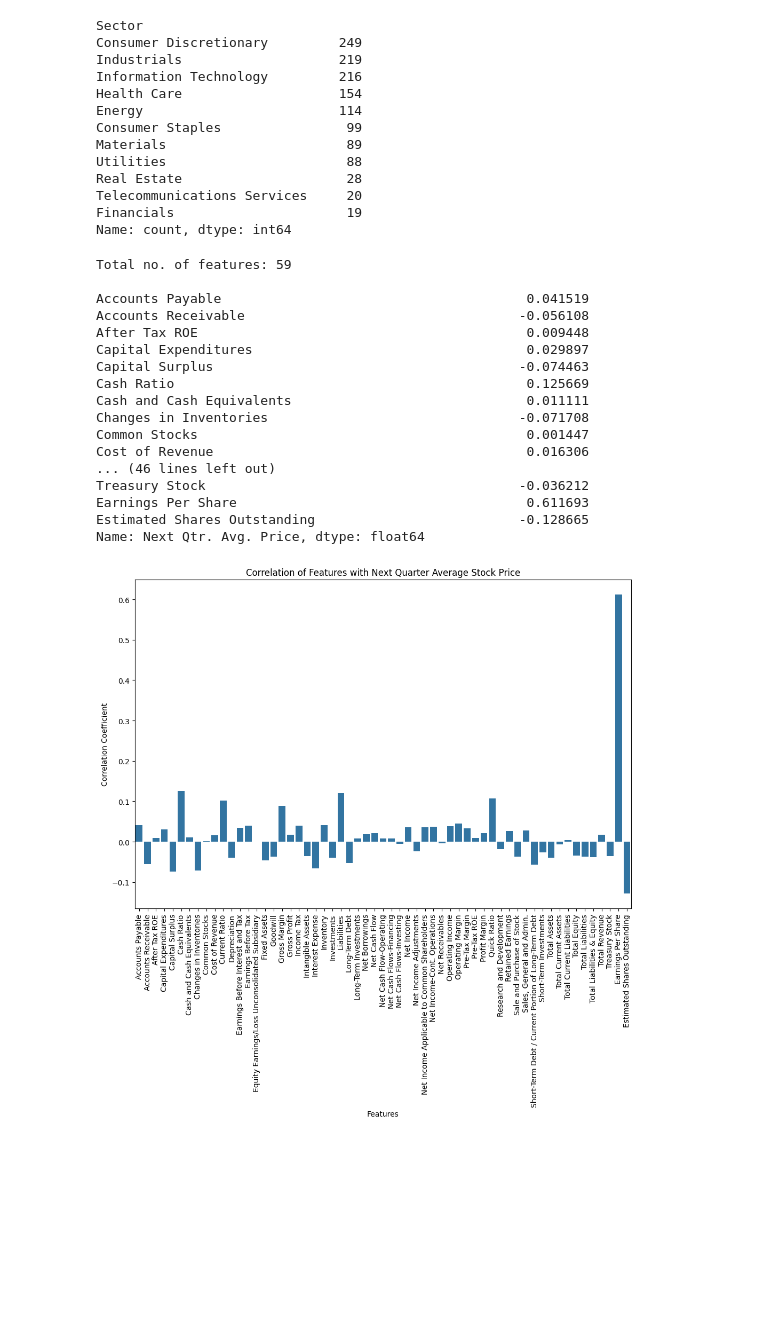
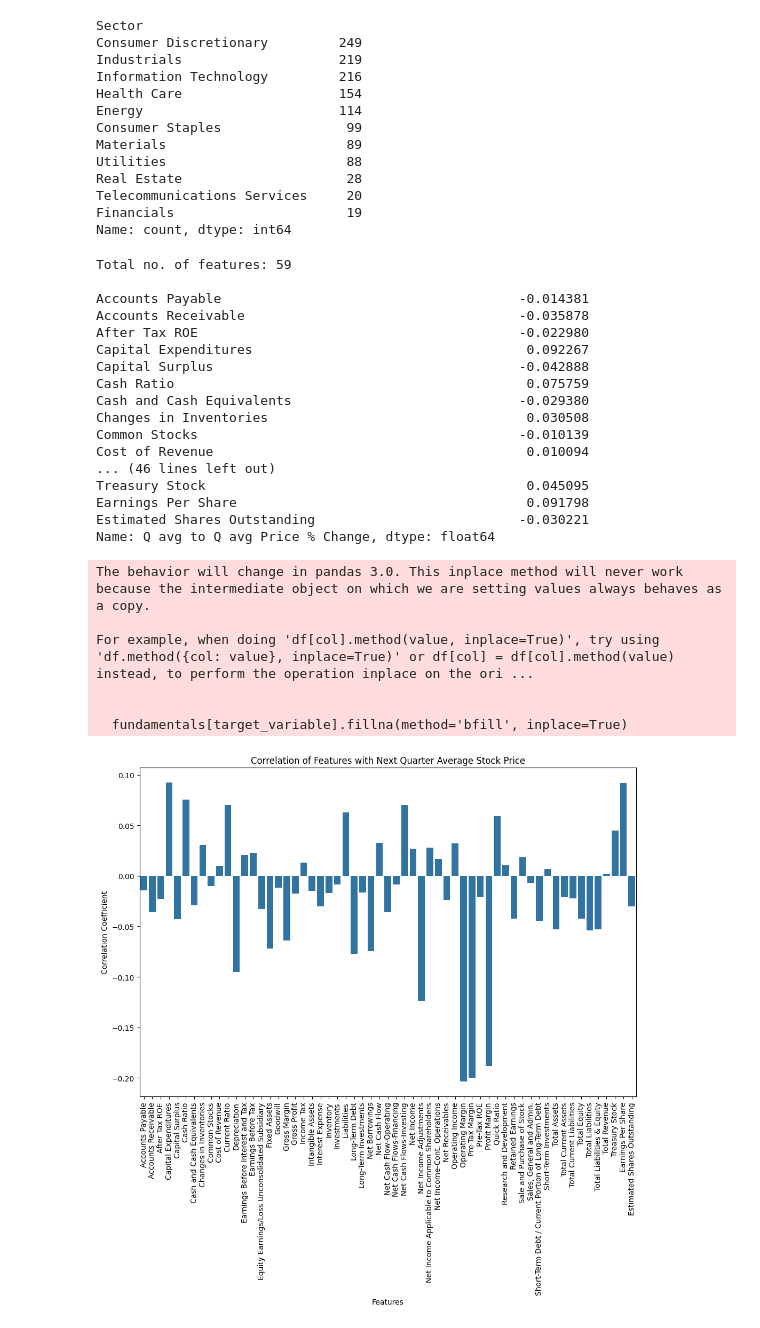
Before and after one commit to aishwaryapb/stock_price_prediction, a Jupyter notebook: data_exploration/data_exploration.ipynb, the cells around one changed output. Cells and saved outputs as stored; diff of their text form; code cells hidden in the pictures; blank space fills up the shorter version.

```diff
--- a/data_exploration/data_exploration.ipynb
+++ b/data_exploration/data_exploration.ipynb
@@ -5,8 +5,9 @@ import seaborn as sns
 from sklearn.feature_selection import RFE
 from sklearn.linear_model import LinearRegression
 # %%
-non_feature_columns = ['Ticker Symbol', 'Period Ending', 'Sector', 'For Year', 'Next Qtr. Avg. Price']
+non_feature_columns = ['Ticker Symbol', 'Period Ending', 'Sector', 'For Year', 'Next Qtr. Avg. Price', 'Q avg to Q avg Price % Change', 'Y avg to Y avg Price % Change', 'Up or Down Q over Q', 'Up or Down Y over Y', 'Buy, Hold, or Sell']
 less_useful_parameters = ["Add'l income/expense items", "Deferred Asset Charges", "Deferred Liability Charges", "Effect of Exchange Rate", "Minority Interest", "Misc. Stocks", "Non-Recurring Items", "Other Assets", "Other Current Assets", "Other Current Liabilities", "Other Equity", "Other Financing Activities", "Other Investing Activities", "Other Liabilities", "Other Operating Activities", "Other Operating Items"]
+target_variable = 'Q avg to Q avg Price % Change'
 
 # Load the merged dataset
 fundamentals = pd.read_csv('../data/merged_data.csv')
@@ -34,51 +35,61 @@ Name: count, dtype: int64
 # Drop some columns which are redundant and less useful for fundamental analysis
 fundamentals = fundamentals.drop(columns=less_useful_parameters)
 
+# Check for NaN values in target variable and handle them
+if fundamentals[target_variable].isna().sum() > 0:
+    fundamentals[target_variable].fillna(method='bfill', inplace=True)
+
 # Select features and target variable
 features = fundamentals.drop(columns=non_feature_columns)
-target = fundamentals['Next Qtr. Avg. Price']
+target = fundamentals[target_variable]
 
 print(f'Total no. of features: {features.columns.size}\n')
 
 # Combine features and target into a single DataFrame for correlation analysis
 combined_data = pd.concat([features, target], axis=1)
 
 # Calculate the correlation matrix
 corr_matrix = combined_data.corr()
 
 # Extract correlation of each feature with the target variable
-target_corr = corr_matrix['Next Qtr. Avg. Price'].drop('Next Qtr. Avg. Price')
+target_corr = corr_matrix[target_variable].drop(target_variable)
 
 # Display the correlation of each feature with the target variable
 print(target_corr)
 
 # Visualize the correlations
 plt.figure(figsize=(12, 8))
 sns.barplot(x=target_corr.index, y=target_corr.values)
 plt.xticks(rotation=90)
 plt.title('Correlation of Features with Next Quarter Average Stock Price')
 plt.ylabel('Correlation Coefficient')
 plt.xlabel('Features')
 plt.show()
 # %% [output]
 Total no. of features: 59
 
-Accounts Payable                                       0.041519
-Accounts Receivable                                   -0.056108
-After Tax ROE                                          0.009448
-Capital Expenditures                                   0.029897
-Capital Surplus                                       -0.074463
-Cash Ratio                                             0.125669
-Cash and Cash Equivalents                              0.011111
-Changes in Inventories                                -0.071708
-Common Stocks                                          0.001447
-Cost of Revenue                                        0.016306
+Accounts Payable                                      -0.014381
+Accounts Receivable                                   -0.035878
+After Tax ROE                                         -0.022980
+Capital Expenditures                                   0.092267
+Capital Surplus                                       -0.042888
+Cash Ratio                                             0.075759
+Cash and Cash Equivalents                             -0.029380
+Changes in Inventories                                 0.030508
+Common Stocks                                         -0.010139
+Cost of Revenue                                        0.010094
 ... (46 lines left out)
-Treasury Stock                                        -0.036212
-Earnings Per Share                                     0.611693
-Estimated Shares Outstanding                          -0.128665
-Name: Next Qtr. Avg. Price, dtype: float64
+Treasury Stock                                         0.045095
+Earnings Per Share                                     0.091798
+Estimated Shares Outstanding                          -0.030221
+Name: Q avg to Q avg Price % Change, dtype: float64
+The behavior will change in pandas 3.0. This inplace method will never work because the intermediate object on which we are setting values always behaves as a copy.
+
+For example, when doing 'df[col].method(value, inplace=True)', try using 'df.method({col: value}, inplace=True)' or df[col] = df[col].method(value) instead, to perform the operation inplace on the ori ...
+
+
+  fundamentals[target_variable].fillna(method='bfill', inplace=True)
-[figure, old version]
+[figure, new version]
 # %%
 # Define LinearRegression model
 model = LinearRegression()
```
Also changed, not shown: parts of 3 cells of this notebook, 3 other files.
